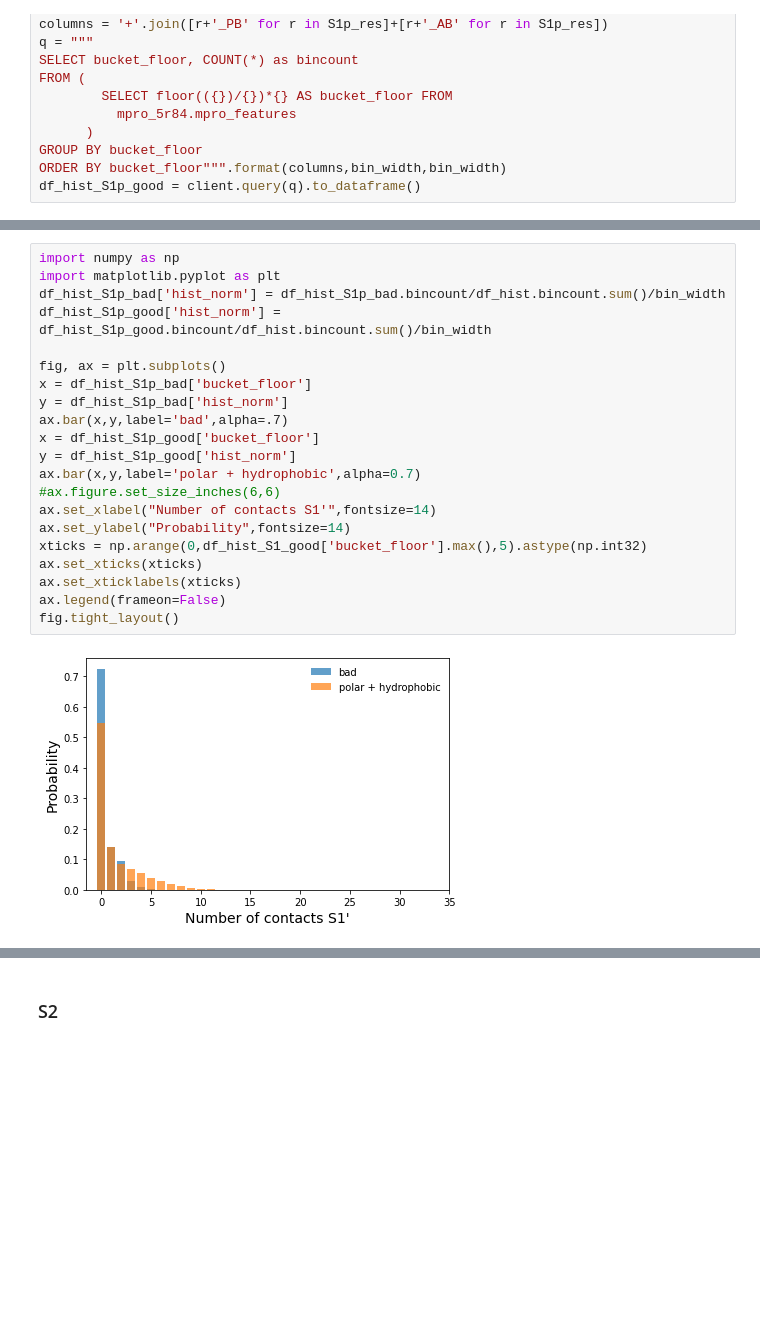
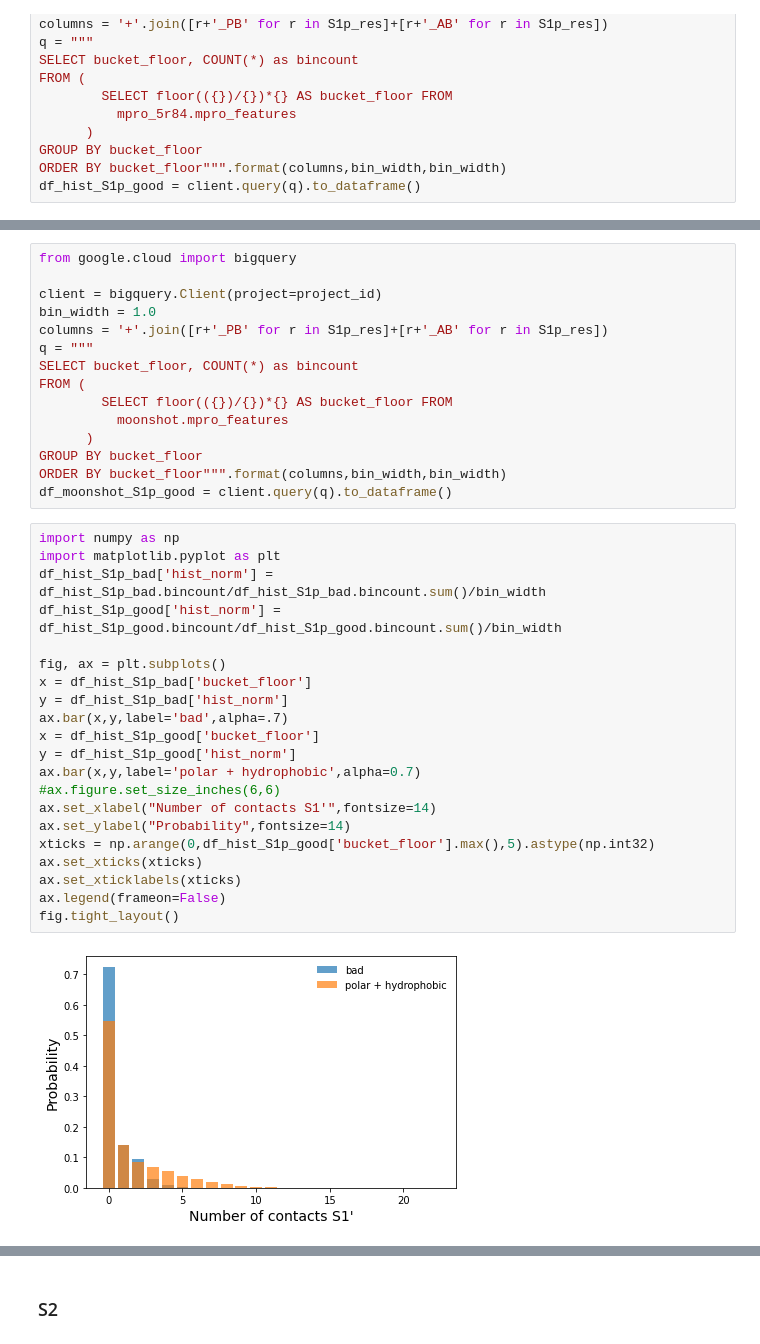
Before and after one commit to jglaser/gigadocking_notebooks, a Jupyter notebook: Gigadocking.ipynb, the cells around one changed output, grey strips where cells are left out. Drawn from its saved outputs; the diff is of its cells as text; blank space fills up the shorter version.

```diff
--- a/Gigadocking.ipynb
+++ b/Gigadocking.ipynb
@@ -453,23 +519,38 @@ df_hist_S1p_good = client.query(q).to_dataframe()
+# %%
+from google.cloud import bigquery
+
+client = bigquery.Client(project=project_id)
+bin_width = 1.0
+columns = '+'.join([r+'_PB' for r in S1p_res]+[r+'_AB' for r in S1p_res])
+q = """
+SELECT bucket_floor, COUNT(*) as bincount
+FROM (
+        SELECT floor(({})/{})*{} AS bucket_floor FROM
+          moonshot.mpro_features
+      )
+GROUP BY bucket_floor
+ORDER BY bucket_floor""".format(columns,bin_width,bin_width)
+df_moonshot_S1p_good = client.query(q).to_dataframe()
 # %%
 import numpy as np
 import matplotlib.pyplot as plt
-df_hist_S1p_bad['hist_norm'] = df_hist_S1p_bad.bincount/df_hist.bincount.sum()/bin_width
-df_hist_S1p_good['hist_norm'] = df_hist_S1p_good.bincount/df_hist.bincount.sum()/bin_width
+df_hist_S1p_bad['hist_norm'] = df_hist_S1p_bad.bincount/df_hist_S1p_bad.bincount.sum()/bin_width
+df_hist_S1p_good['hist_norm'] = df_hist_S1p_good.bincount/df_hist_S1p_good.bincount.sum()/bin_width
 
 fig, ax = plt.subplots()
 x = df_hist_S1p_bad['bucket_floor']
 y = df_hist_S1p_bad['hist_norm']
 ax.bar(x,y,label='bad',alpha=.7)
 x = df_hist_S1p_good['bucket_floor']
 y = df_hist_S1p_good['hist_norm']
 ax.bar(x,y,label='polar + hydrophobic',alpha=0.7)
 #ax.figure.set_size_inches(6,6)
 ax.set_xlabel("Number of contacts S1'",fontsize=14)
 ax.set_ylabel("Probability",fontsize=14)
-xticks = np.arange(0,df_hist_S1_good['bucket_floor'].max(),5).astype(np.int32)
+xticks = np.arange(0,df_hist_S1p_good['bucket_floor'].max(),5).astype(np.int32)
 ax.set_xticks(xticks)
 ax.set_xticklabels(xticks)
 ax.legend(frameon=False)
 fig.tight_layout()
 # %% [output]
-[figure, old version]
+[figure, new version]
```
Also changed, not shown: parts of 19 cells of this notebook.
